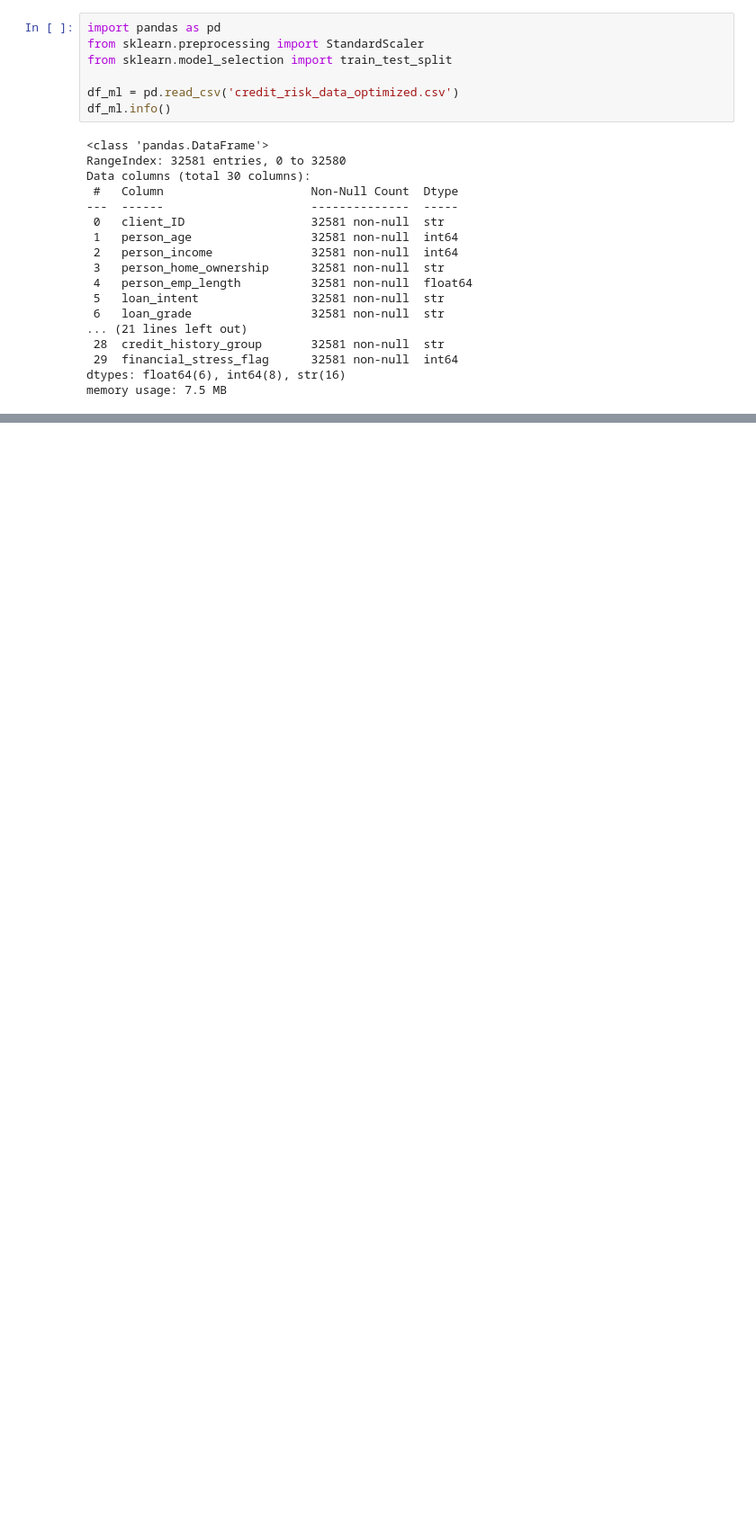
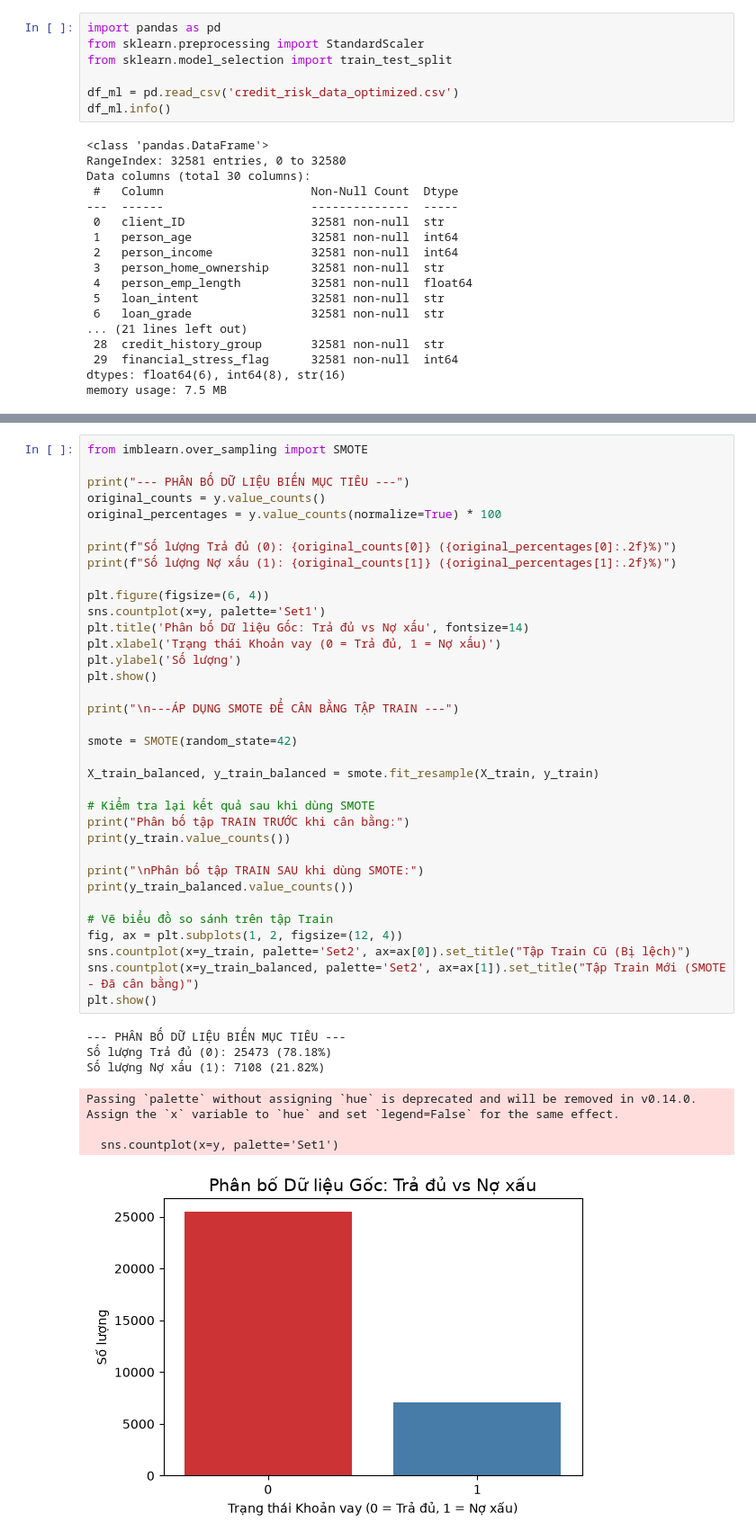
Before and after one commit to bqhbq/Credit-Risk-Management, a Jupyter notebook: normalization.ipynb, the cells around one changed output, grey strips where cells are left out. Shown at 90% size. Saved outputs shown, nothing was run; the diff lists cells and outputs as text; blank space fills up the shorter version.

```diff
--- a/normalization.ipynb
+++ b/normalization.ipynb
@@ -39,0 +302,43 @@ Categorical columns: Index(['person_home_ownership', 'loan_intent', 'loan_grade'
+# %%
+from imblearn.over_sampling import SMOTE
+
+print("--- PHÂN BỐ DỮ LIỆU BIẾN MỤC TIÊU ---")
+original_counts = y.value_counts()
+original_percentages = y.value_counts(normalize=True) * 100
+
+print(f"Số lượng Trả đủ (0): {original_counts[0]} ({original_percentages[0]:.2f}%)")
+print(f"Số lượng Nợ xấu (1): {original_counts[1]} ({original_percentages[1]:.2f}%)")
+
+plt.figure(figsize=(6, 4))
+sns.countplot(x=y, palette='Set1')
+plt.title('Phân bố Dữ liệu Gốc: Trả đủ vs Nợ xấu', fontsize=14)
+plt.xlabel('Trạng thái Khoản vay (0 = Trả đủ, 1 = Nợ xấu)')
+plt.ylabel('Số lượng')
+plt.show()
+
+print("\n---ÁP DỤNG SMOTE ĐỂ CÂN BẰNG TẬP TRAIN ---")
+
+smote = SMOTE(random_state=42)
+
+X_train_balanced, y_train_balanced = smote.fit_resample(X_train, y_train)
+
+# Kiểm tra lại kết quả sau khi dùng SMOTE
+print("Phân bố tập TRAIN TRƯỚC khi cân bằng:")
+print(y_train.value_counts())
+
+print("\nPhân bố tập TRAIN SAU khi dùng SMOTE:")
+print(y_train_balanced.value_counts())
+
+# Vẽ biểu đồ so sánh trên tập Train
+fig, ax = plt.subplots(1, 2, figsize=(12, 4))
+sns.countplot(x=y_train, palette='Set2', ax=ax[0]).set_title("Tập Train Cũ (Bị lệch)")
+sns.countplot(x=y_train_balanced, palette='Set2', ax=ax[1]).set_title("Tập Train Mới (SMOTE - Đã cân bằng)")
+plt.show()
+# %% [output]
+--- PHÂN BỐ DỮ LIỆU BIẾN MỤC TIÊU ---
+Số lượng Trả đủ (0): 25473 (78.18%)
+Số lượng Nợ xấu (1): 7108 (21.82%)
+Passing `palette` without assigning `hue` is deprecated and will be removed in v0.14.0. Assign the `x` variable to `hue` and set `legend=False` for the same effect.
+
+  sns.countplot(x=y, palette='Set1')
+[figure, added]
```
Also changed, not shown: parts of 8 cells of this notebook.
